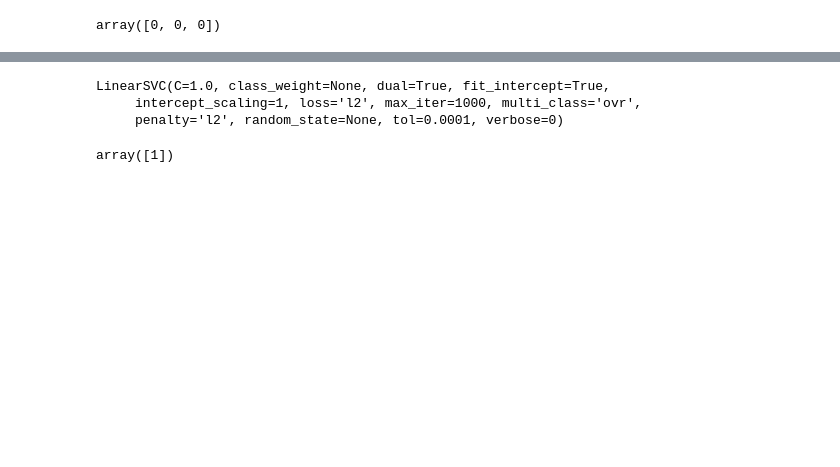
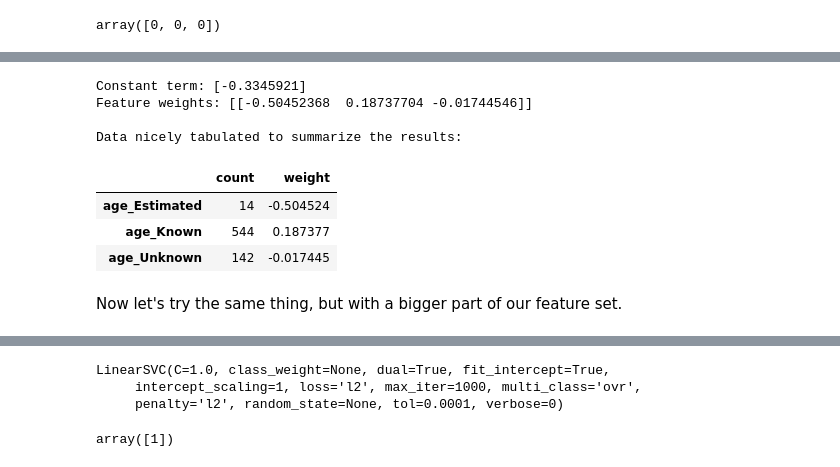
Before and after one commit to Mistborn/titanic, a Jupyter notebook: Titanic.ipynb, the cells around one changed output, grey strips where cells are left out. Drawn from its saved outputs; the diff is of its cells as text; code cells hidden in the pictures; blank space fills up the shorter version.

```diff
--- a/Titanic.ipynb
+++ b/Titanic.ipynb
@@ -229,6 +225,6 @@ pd.concat([ac_dummies, people['Survived']], axis=1).head()
 from sklearn import svm
 X = ac_dummies
 y = people['Survived']
-clf = svm.SVC()
+clf = svm.LinearSVC()
 clf.fit(X, y)
 # %% [output]
@@ -250,3 +250,23 @@ Now let's try the same thing, but with more features.
+# %%
+print("Constant term: {}".format(clf.intercept_))
+print("Feature weights: {}".format(clf.coef_))
+print()
+print("Data nicely tabulated to summarize the results:")
+
+summary = DataFrame(X.sum(), columns=['count'])
+summary['weight'] = clf.coef_[0]
+summary
+# %% [output]
+Constant term: [-0.3345921]
+Feature weights: [[-0.50452368  0.18737704 -0.01744546]]
+
+Data nicely tabulated to summarize the results:
+|  | count | weight |
+| age_Estimated | 14 | -0.504524 |
+| age_Known | 544 | 0.187377 |
+| age_Unknown | 142 | -0.017445 |
+# %% [markdown]
+Now let's try the same thing, but with a bigger part of our feature set.
 # %%
 sex_dummies = pd.get_dummies(people['Sex'], prefix='sex')
 class_dummies = pd.get_dummies(people['Pclass'], prefix='class')
```
Also changed, not shown: parts of 23 cells of this notebook.
